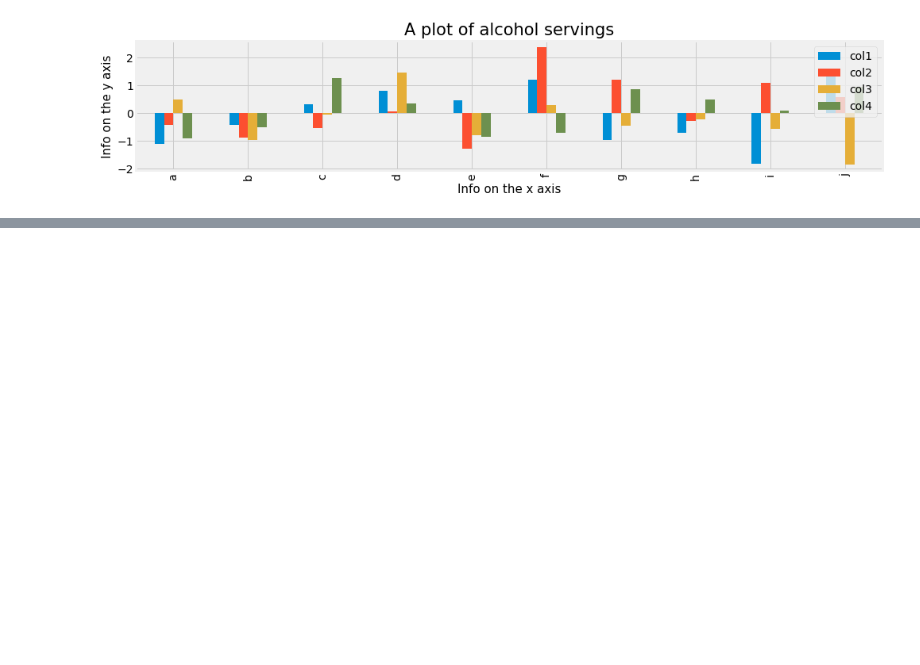
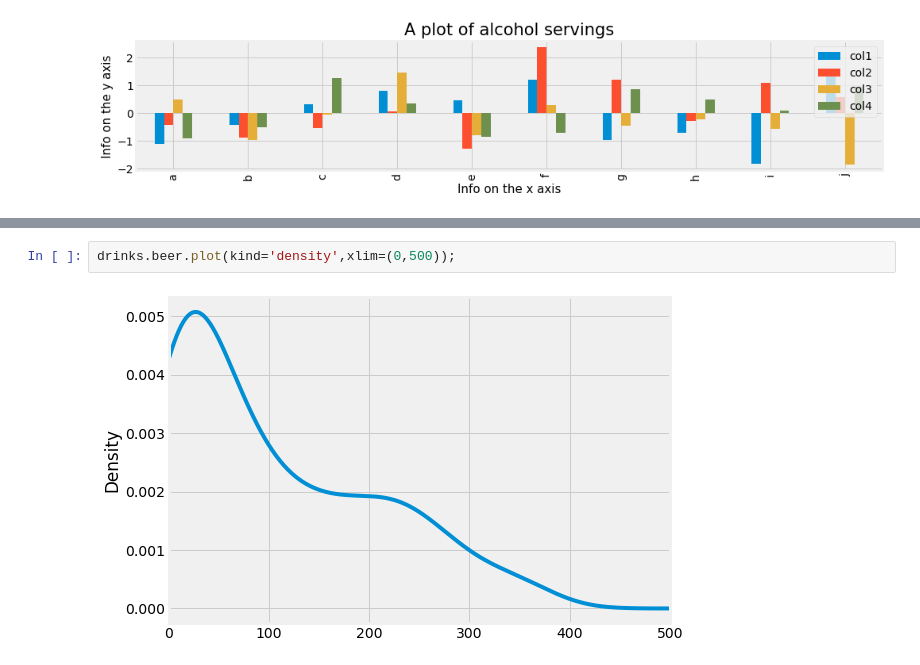
Before and after one commit to amieholmes/datavisualisation, a Jupyter notebook: Day 3 - Data Viz.ipynb, the cells around one changed output, grey strips where cells are left out. Drawn from its saved outputs; the diff is of its cells as text; blank space fills up the shorter version.

```diff
--- a/Day 3 - Data Viz.ipynb
+++ b/Day 3 - Data Viz.ipynb
@@ -194,0 +211,4 @@ ax.set_xlabel('Info on the x axis', fontsize=15);
+# %%
+drinks.beer.plot(kind='density',xlim=(0,500));
+# %% [output]
+[figure, added]
```
Also changed, not shown: parts of 20 cells of this notebook.
